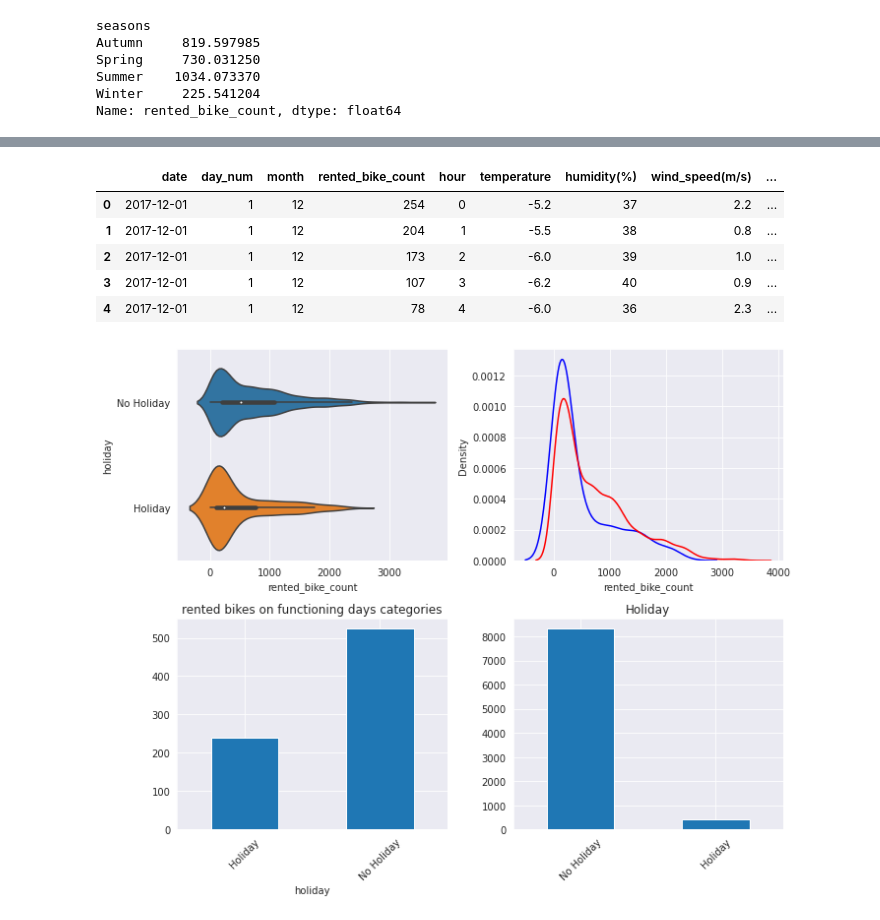
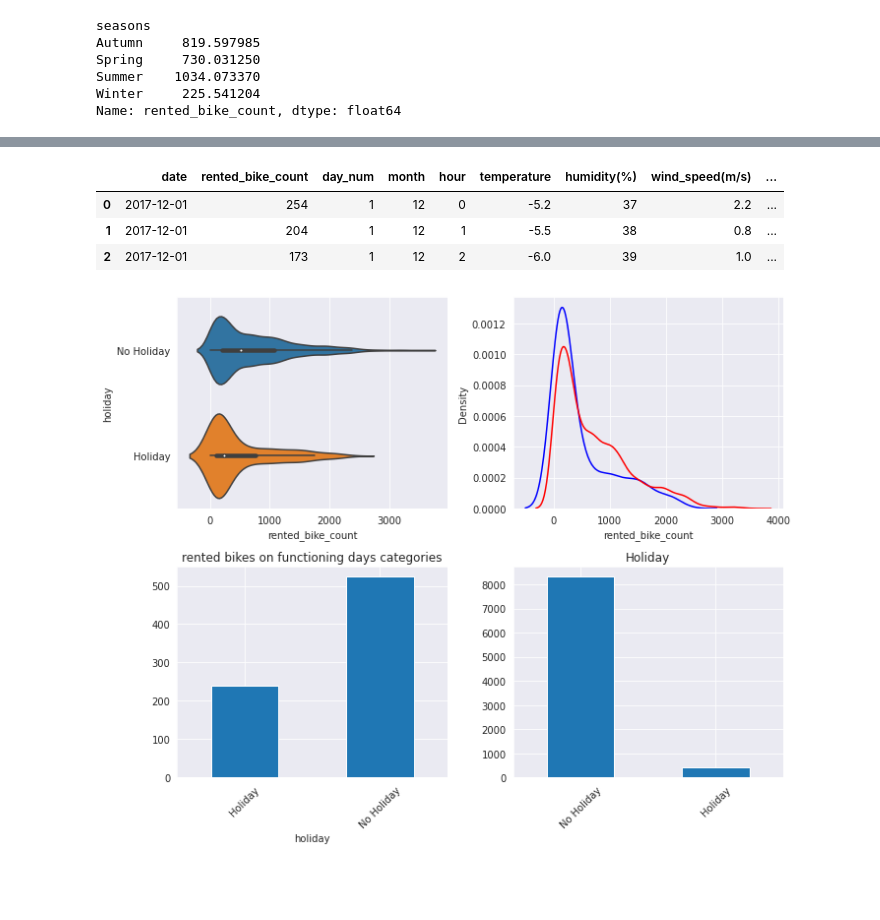
Before and after one commit to suchirmm/seoulbike, a Jupyter notebook: project_seoulbike.ipynb, the cells around one changed output, grey strips where cells are left out. Drawn from its saved outputs; the diff is of its cells as text; code cells hidden in the pictures; blank space fills up the shorter version.

```diff
--- a/project_seoulbike.ipynb
+++ b/project_seoulbike.ipynb
@@ -559,12 +545,10 @@ sns.displot(data = df, x ='rented_bike_count', hue = 'seasons', kind = 'kde')
 # %%
-df.head()
+df.head(3)
 # %% [output]
-|  | date | day_num | month | rented_bike_count | hour | temperature | humidity(%) | wind_speed(m/s) | ... |
-| 0 | 2017-12-01 | 1 | 12 | 254 | 0 | -5.2 | 37 | 2.2 | ... |
-| 1 | 2017-12-01 | 1 | 12 | 204 | 1 | -5.5 | 38 | 0.8 | ... |
-| 2 | 2017-12-01 | 1 | 12 | 173 | 2 | -6.0 | 39 | 1.0 | ... |
-| 3 | 2017-12-01 | 1 | 12 | 107 | 3 | -6.2 | 40 | 0.9 | ... |
-| 4 | 2017-12-01 | 1 | 12 | 78 | 4 | -6.0 | 36 | 2.3 | ... |
+|  | date | rented_bike_count | day_num | month | hour | temperature | humidity(%) | wind_speed(m/s) | ... |
+| 0 | 2017-12-01 | 254 | 1 | 12 | 0 | -5.2 | 37 | 2.2 | ... |
+| 1 | 2017-12-01 | 204 | 1 | 12 | 1 | -5.5 | 38 | 0.8 | ... |
+| 2 | 2017-12-01 | 173 | 1 | 12 | 2 | -6.0 | 39 | 1.0 | ... |
 # %%
 # To see the bikes rented by holiday category
 # Clear diffeerence
```
Also changed, not shown: parts of 15 cells of this notebook.
